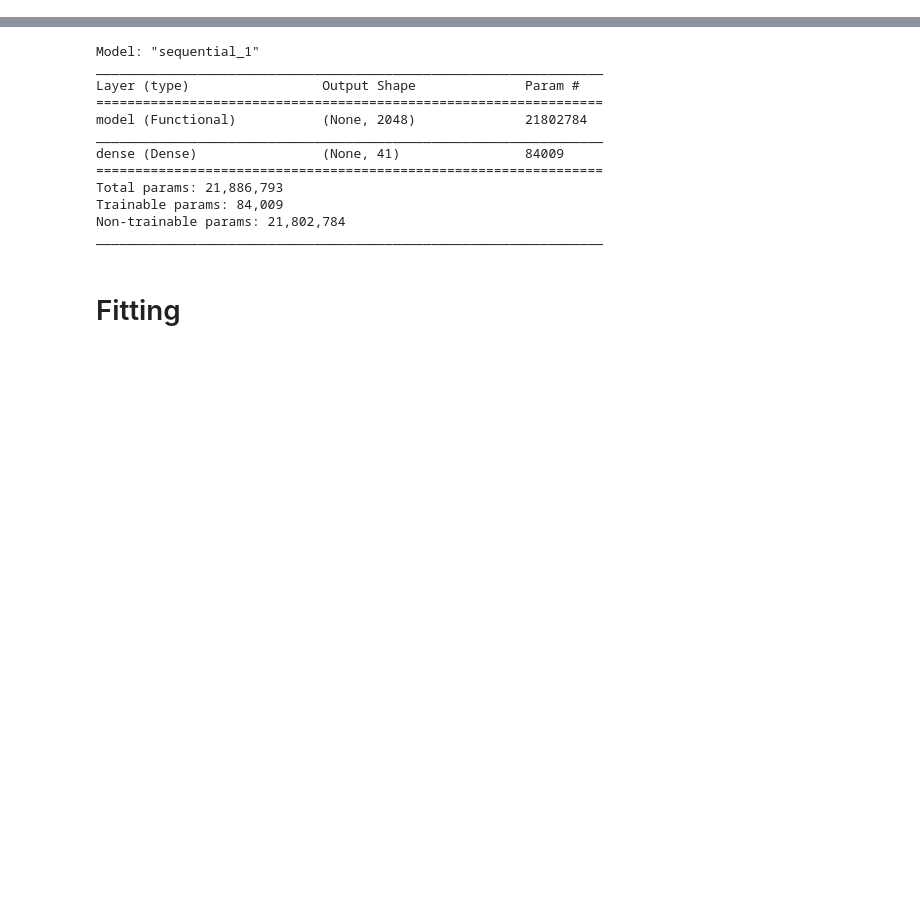
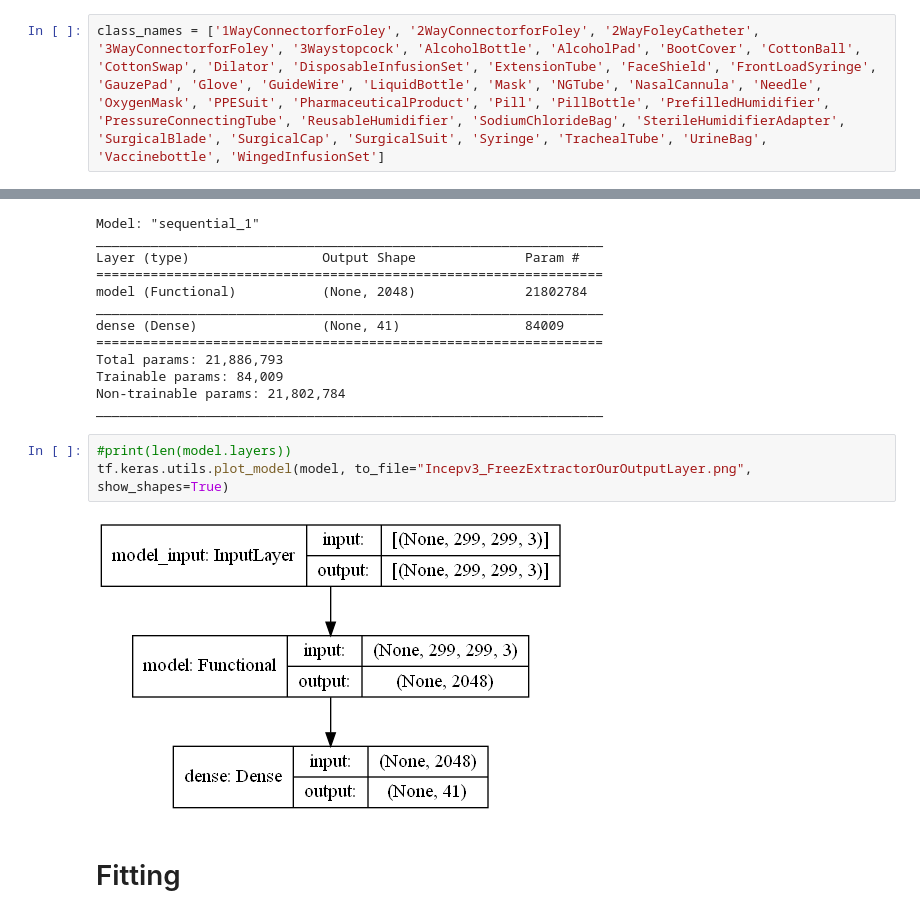
Before and after one commit to fastalways/MedicalWasteTrainingTesting, a Jupyter notebook: Incepv3_OurOutputLayer_FullClass_FreezExtractorModel_No-ClassImbalance_NoAugmentVerySlowLR.ipynb, the cells around one changed output, grey strips where cells are left out. Cells and saved outputs as stored; diff of their text form; blank space fills up the shorter version.

```diff
--- a/Incepv3_OurOutputLayer_FullClass_FreezExtractorModel_No-ClassImbalance_NoAugmentVerySlowLR.ipynb
+++ b/Incepv3_OurOutputLayer_FullClass_FreezExtractorModel_No-ClassImbalance_NoAugmentVerySlowLR.ipynb
@@ -189,6 +189,8 @@ Trainable params: 0
 Non-trainable params: 21,802,784
 __________________________________________________________________________________________________
 None
+# %%
+class_names = ['1WayConnectorforFoley', '2WayConnectorforFoley', '2WayFoleyCatheter', '3WayConnectorforFoley', '3Waystopcock', 'AlcoholBottle', 'AlcoholPad', 'BootCover', 'CottonBall', 'CottonSwap', 'Dilator', 'DisposableInfusionSet', 'ExtensionTube', 'FaceShield', 'FrontLoadSyringe', 'GauzePad', 'Glove', 'GuideWire', 'LiquidBottle', 'Mask', 'NGTube', 'NasalCannula', 'Needle', 'OxygenMask', 'PPESuit', 'PharmaceuticalProduct', 'Pill', 'PillBottle', 'PrefilledHumidifier', 'PressureConnectingTube', 'ReusableHumidifier', 'SodiumChlorideBag', 'SterileHumidifierAdapter', 'SurgicalBlade', 'SurgicalCap', 'SurgicalSuit', 'Syringe', 'TrachealTube', 'UrineBag', 'Vaccinebottle', 'WingedInfusionSet']
 # %%
 model = tf.keras.Sequential()
 # Feature Extractor
@@ -213,6 +215,11 @@ Total params: 21,886,793
 Trainable params: 84,009
 Non-trainable params: 21,802,784
 _________________________________________________________________
+# %%
+#print(len(model.layers))
+tf.keras.utils.plot_model(model, to_file="Incepv3_FreezExtractorOurOutputLayer.png", show_shapes=True)
+# %% [output]
+[figure, added]
 # %% [markdown]
 # Fitting
 # %%
```
Also changed, not shown: parts of 8 cells of this notebook, 1 other file.
